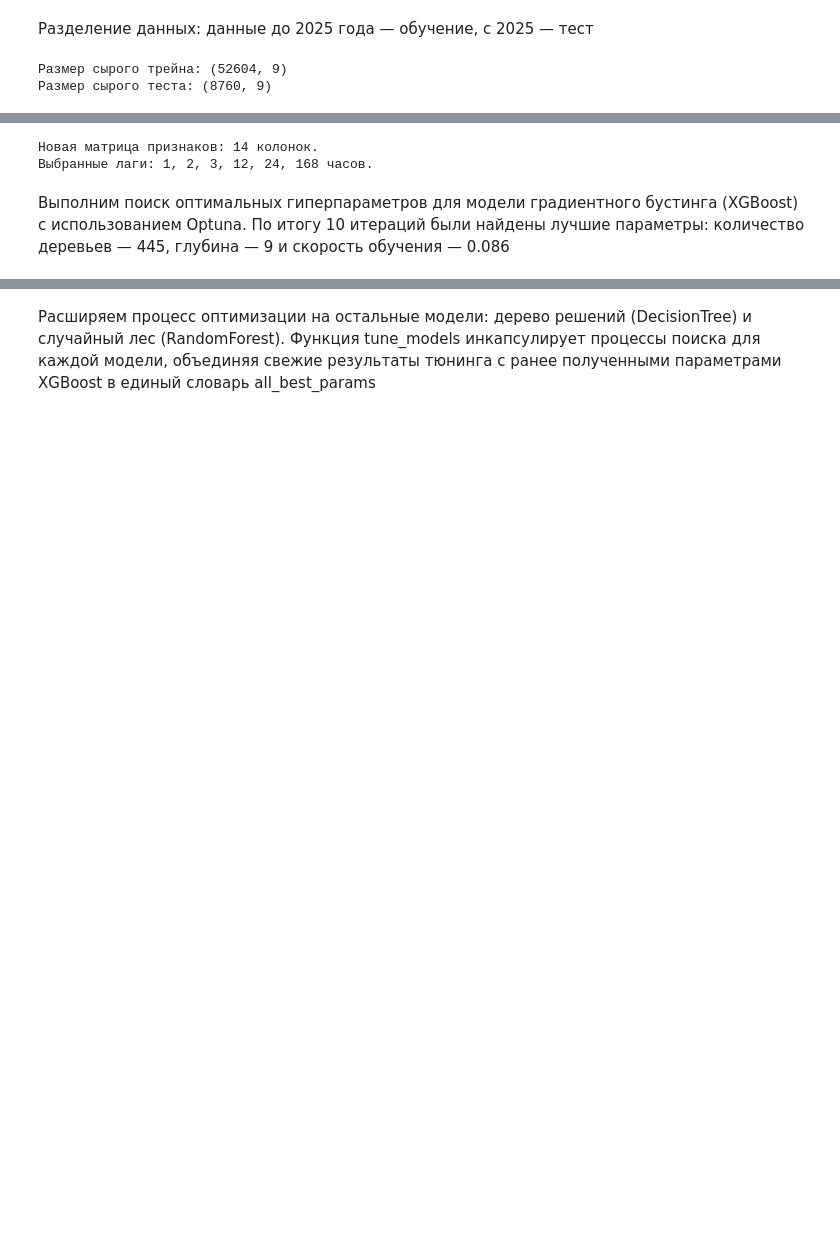
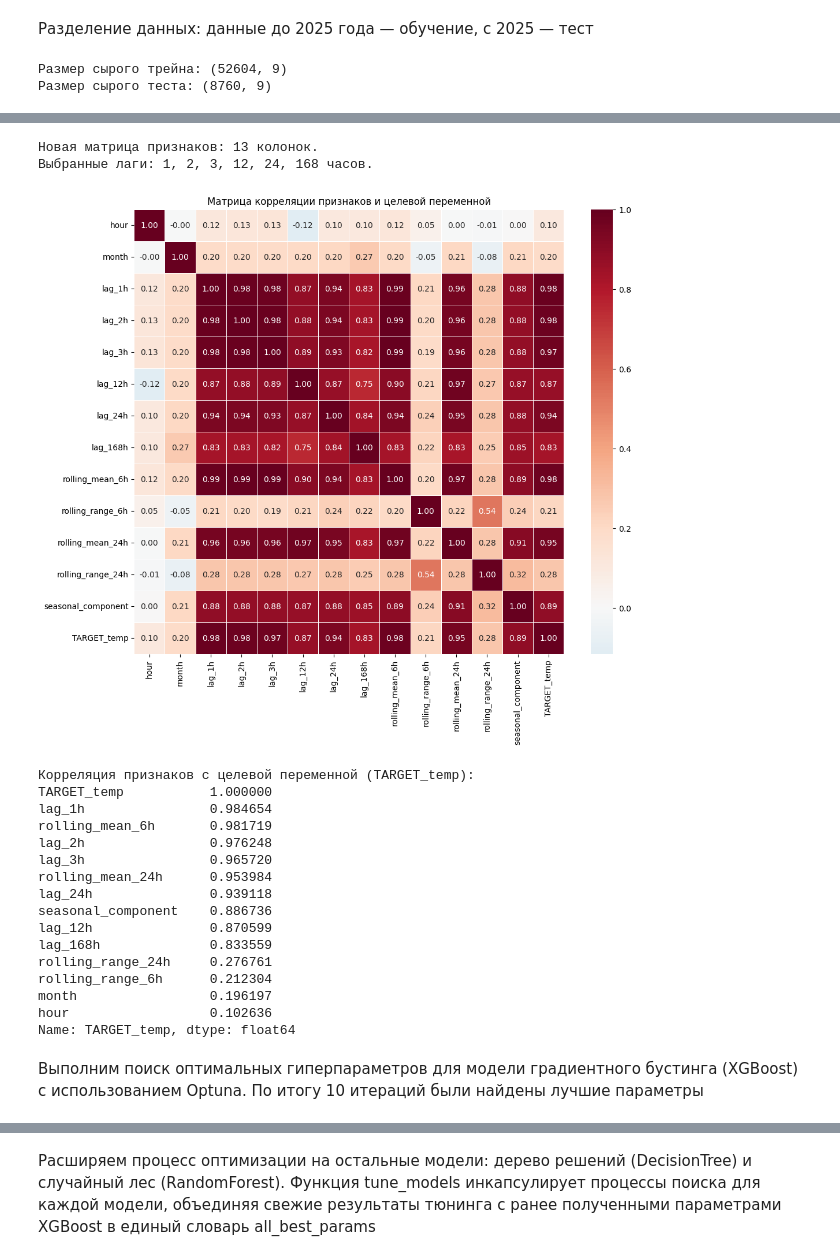
Before and after one commit to iszenzi/frameworks-python-2-lab-, a Jupyter notebook: main.ipynb, the cells around one changed output, grey strips where cells are left out. Cells and saved outputs as stored; diff of their text form; code cells hidden in the pictures; blank space fills up the shorter version.

```diff
--- a/main.ipynb
+++ b/main.ipynb
@@ -487,7 +489,7 @@ def extract_optimized_features(df_target, df_full):
 
     X['hour'] = X.index.hour
     X['month'] = X.index.month
-    X['day_of_week'] = X.index.dayofweek
+   # X['day_of_week'] = X.index.dayofweek убрал так корреляция была слишком маленькой
 
     lags = [1, 2, 3, 12, 24, 168]
     for lag in lags:
@@ -511,10 +513,46 @@ y_test = test['temperature_2m'].loc[X_test.index]
 print(f"Новая матрица признаков: {X_train.shape[1]} колонок.")
 print(f"Выбранные лаги: 1, 2, 3, 12, 24, 168 часов.")
 # %% [output]
-Новая матрица признаков: 14 колонок.
+Новая матрица признаков: 13 колонок.
 Выбранные лаги: 1, 2, 3, 12, 24, 168 часов.
+# %%
+import seaborn as sns
+import matplotlib.pyplot as plt
+
+corr_data = X_train.copy()
+corr_data['TARGET_temp'] = y_train
+
+plt.figure(figsize=(12, 10))
+correlation_matrix = corr_data.corr()
+
+sns.heatmap(correlation_matrix, annot=True, fmt=".2f", cmap='RdBu_r', center=0, linewidths=0.5)
+
+plt.title('Матрица корреляции признаков и целевой переменной')
+plt.show()
+
+
+print("Корреляция признаков с целевой переменной (TARGET_temp):")
+print(correlation_matrix['TARGET_temp'].sort_values(ascending=False))
+# %% [output]
+[figure, added]
+Корреляция признаков с целевой переменной (TARGET_temp):
+TARGET_temp           1.000000
+lag_1h                0.984654
+rolling_mean_6h       0.981719
+lag_2h                0.976248
+lag_3h                0.965720
+rolling_mean_24h      0.953984
+lag_24h               0.939118
+seasonal_component    0.886736
+lag_12h               0.870599
+lag_168h              0.833559
+rolling_range_24h     0.276761
+rolling_range_6h      0.212304
+month                 0.196197
+hour                  0.102636
+Name: TARGET_temp, dtype: float64
 # %% [markdown]
-Выполним поиск оптимальных гиперпараметров для модели градиентного бустинга (XGBoost) с использованием Optuna. По итогу 10 итераций были найдены лучшие параметры: количество деревьев — 445, глубина — 9 и скорость обучения — 0.086
+Выполним поиск оптимальных гиперпараметров для модели градиентного бустинга (XGBoost) с использованием Optuna. По итогу 10 итераций были найдены лучшие параметры
 # %%
 import optuna
 from xgboost import XGBRegressor
```
Also changed, not shown: parts of 16 cells of this notebook.
